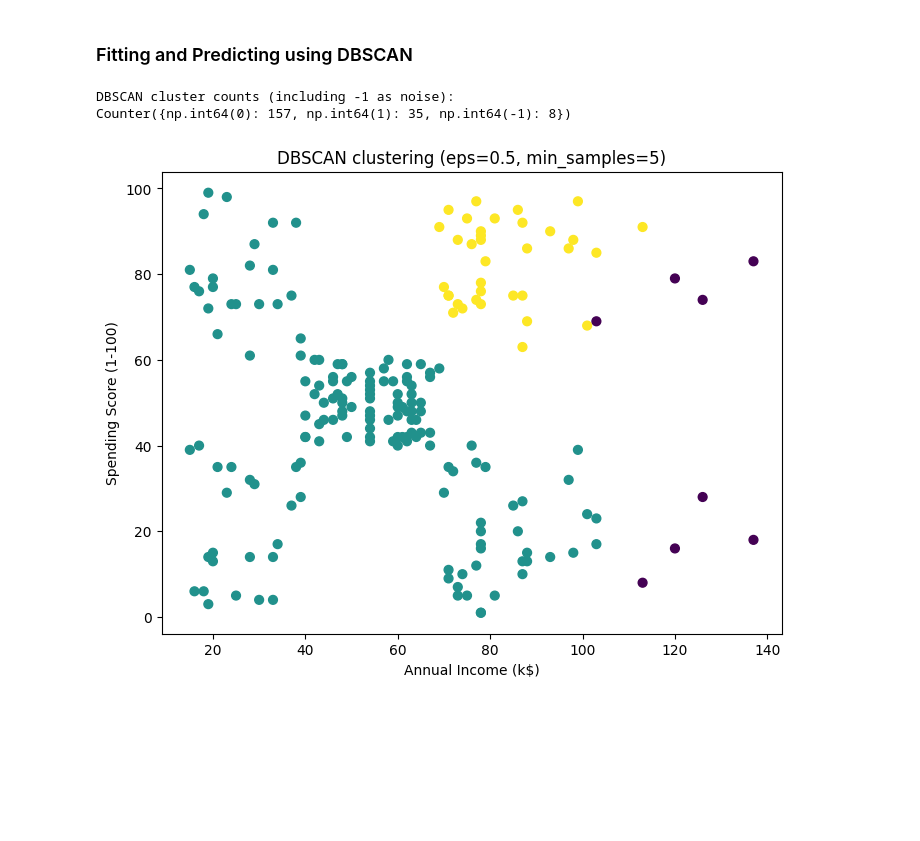
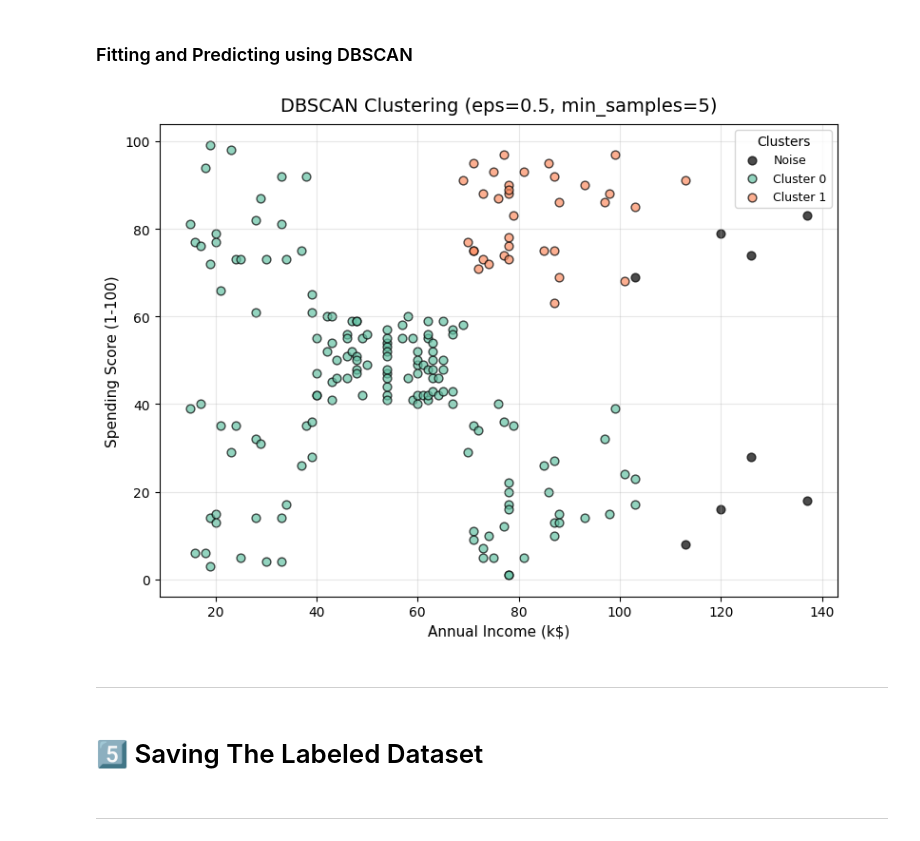
Before and after one commit to AbdelrahmanMostafa33/Customer-Segmentation, a Jupyter notebook: notebooks/Customer Segmentation.ipynb, the cells around one changed output. Cells and saved outputs as stored; diff of their text form; code cells hidden in the pictures; blank space fills up the shorter version.

```diff
--- a/notebooks/Customer Segmentation.ipynb
+++ b/notebooks/Customer Segmentation.ipynb
@@ -26,7 +26,7 @@ RANDOM_STATE = 0
 # %% [markdown]
 ## 2️⃣ Data Loading & Cleaning
 # %%
-df = pd.read_csv("../data/Mall_Customers.csv")
+df = pd.read_csv("../data/raw/Mall_Customers.csv")
 df.head()
 # %% [output]
 |  | CustomerID | Gender | Age | Annual Income (k$) | Spending Score (1-100) |
@@ -194,7 +196,7 @@ Suggested k: 5
 ### Fitting and Predicting with choosen number of clusters using KMeans
 # %%
 # Fit KMeans with chosen k and attach labels
-kmeans = KMeans(n_clusters=suggested_k, random_state=RANDOM_STATE)
+kmeans = KMeans(n_clusters=5, random_state=RANDOM_STATE)
 labels = kmeans.fit_predict(X_scaled)
 df['Cluster'] = labels
 
@@ -254,21 +283,38 @@ plt.show()
 # %%
 # Bonus: DBSCAN (try different parameters to see behavior)
 from collections import Counter
 
 db = DBSCAN(eps=0.5, min_samples=5)
 db_labels = db.fit_predict(X_scaled)
 df['DBSCAN_Cluster'] = db_labels
 
-print('DBSCAN cluster counts (including -1 as noise):')
-print(Counter(db_labels))
+# Styled DBSCAN visualization
+unique_labels = sorted(set(db_labels))
+palette = sns.color_palette("Set2", n_colors=len(unique_labels))
 
 plt.figure(figsize=(8,6))
-plt.scatter(X['Annual Income (k$)'], X['Spending Score (1-100)'], c=db_labels, s=40)
-plt.title('DBSCAN clustering (eps=0.5, min_samples=5)')
-plt.xlabel('Annual Income (k$)')
-plt.ylabel('Spending Score (1-100)')
+for label in unique_labels:
+    color = 'k' if label == -1 else palette[label % len(palette)]
+    plt.scatter(
+        X.loc[df['DBSCAN_Cluster'] == label, 'Annual Income (k$)'],
+        X.loc[df['DBSCAN_Cluster'] == label, 'Spending Score (1-100)'],
+        s=40,
+        c=[color],
+        edgecolor='black',
+        alpha=0.7,
+        label='Noise' if label == -1 else f'Cluster {label}'
+    )
+
+plt.xlabel('Annual Income (k$)', fontsize=11)
+plt.ylabel('Spending Score (1-100)', fontsize=11)
+plt.title('DBSCAN Clustering (eps=0.5, min_samples=5)', fontsize=14, pad=10)
+plt.legend(title='Clusters', fontsize=9)
+plt.grid(alpha=0.3)
+plt.tight_layout()
 plt.show()
 # %% [output]
-DBSCAN cluster counts (including -1 as noise):
-Counter({np.int64(0): 157, np.int64(1): 35, np.int64(-1): 8})
-[figure, old version]
+[figure, new version]
+# %% [markdown]
+---
+# %% [markdown]
+# 5️⃣ Saving The Labeled Dataset
@@ -275 +323,3 @@ Counter({np.int64(0): 157, np.int64(1): 35, np.int64(-1): 8})
+# %% [markdown]
+---
 # %% [markdown]
```
Also changed, not shown: parts of 6 cells of this notebook, 2 other files.
